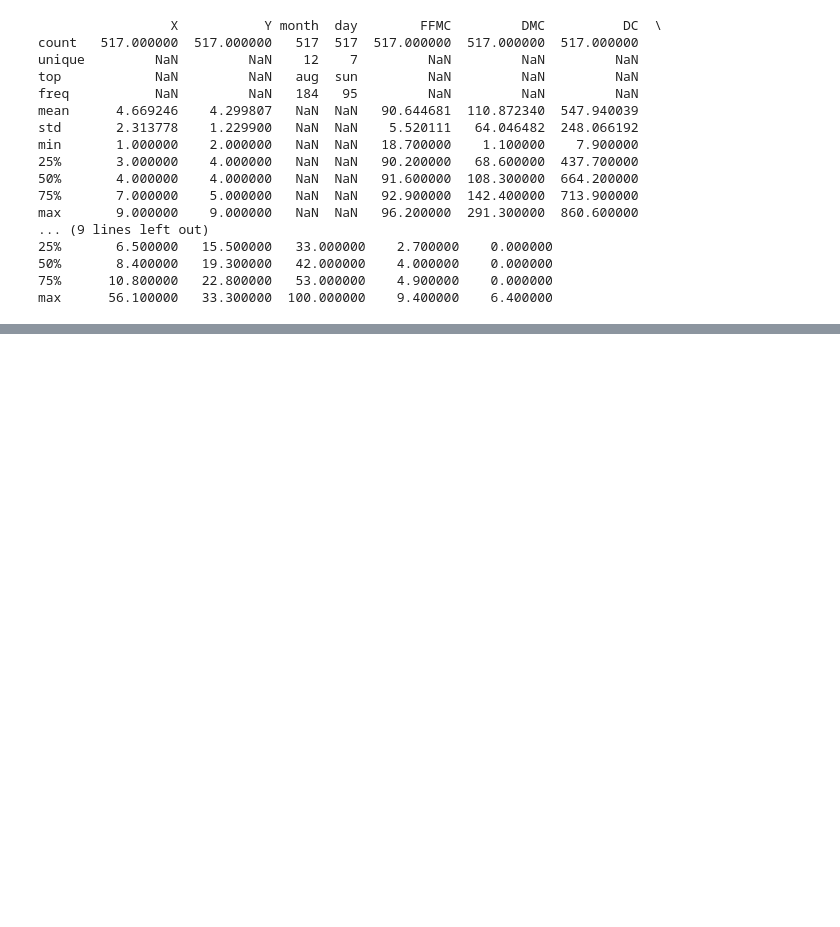
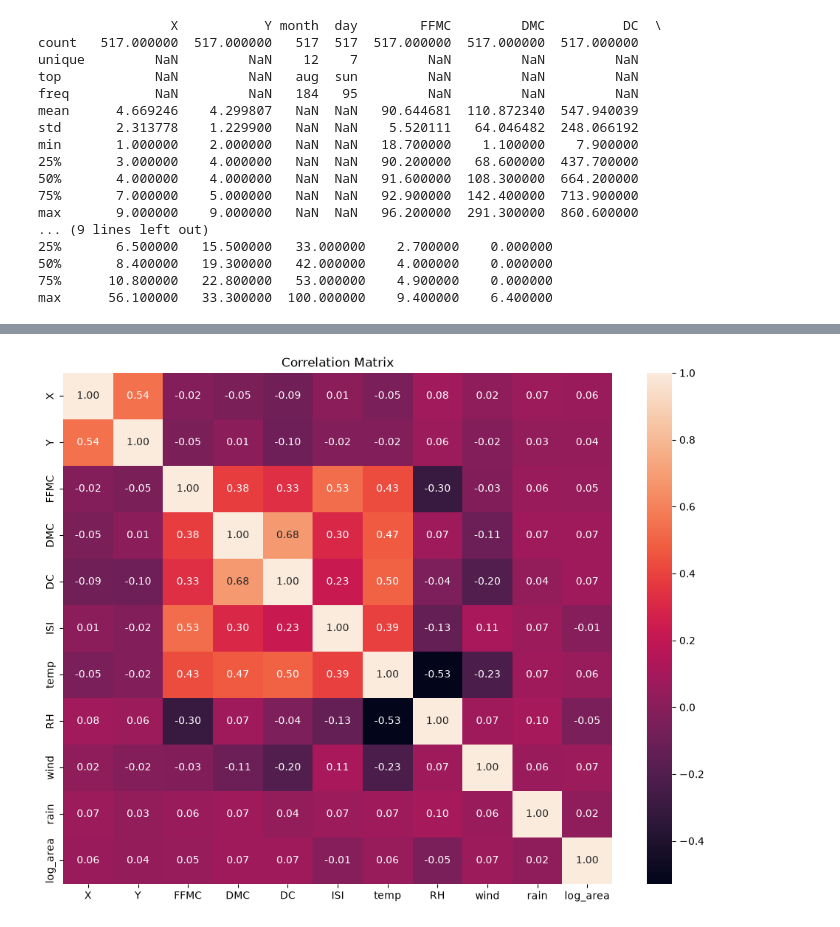
Before and after one commit to donjuel003/Forest-Fires, a Jupyter notebook: Forest Fires Prevention.ipynb, the cells around one changed output, grey strips where cells are left out. Saved outputs shown, nothing was run; the diff lists cells and outputs as text; code cells hidden in the pictures; blank space fills up the shorter version.

```diff
--- a/Forest Fires Prevention.ipynb
+++ b/Forest Fires Prevention.ipynb
@@ -146,0 +272,21 @@ max    1090.840000
+# %%
+# Correlation Analysis of numerical Features
+numerical_features = [
+    "X", "Y", "FFMC", "DMC", "DC", "ISI",
+    "temp", "RH", "wind", "rain"
+]
+
+plt.figure(figsize=(12, 9))
+
+correlation_matrix = df[numerical_features + ["log_area"]].corr()
+
+sns.heatmap(
+    correlation_matrix,
+    annot=True,
+    fmt=".2f"
+)
+
+plt.title("Correlation Matrix")
+plt.show()
+# %% [output]
+[figure, added]
```
Also changed, not shown: parts of 23 cells of this notebook.
